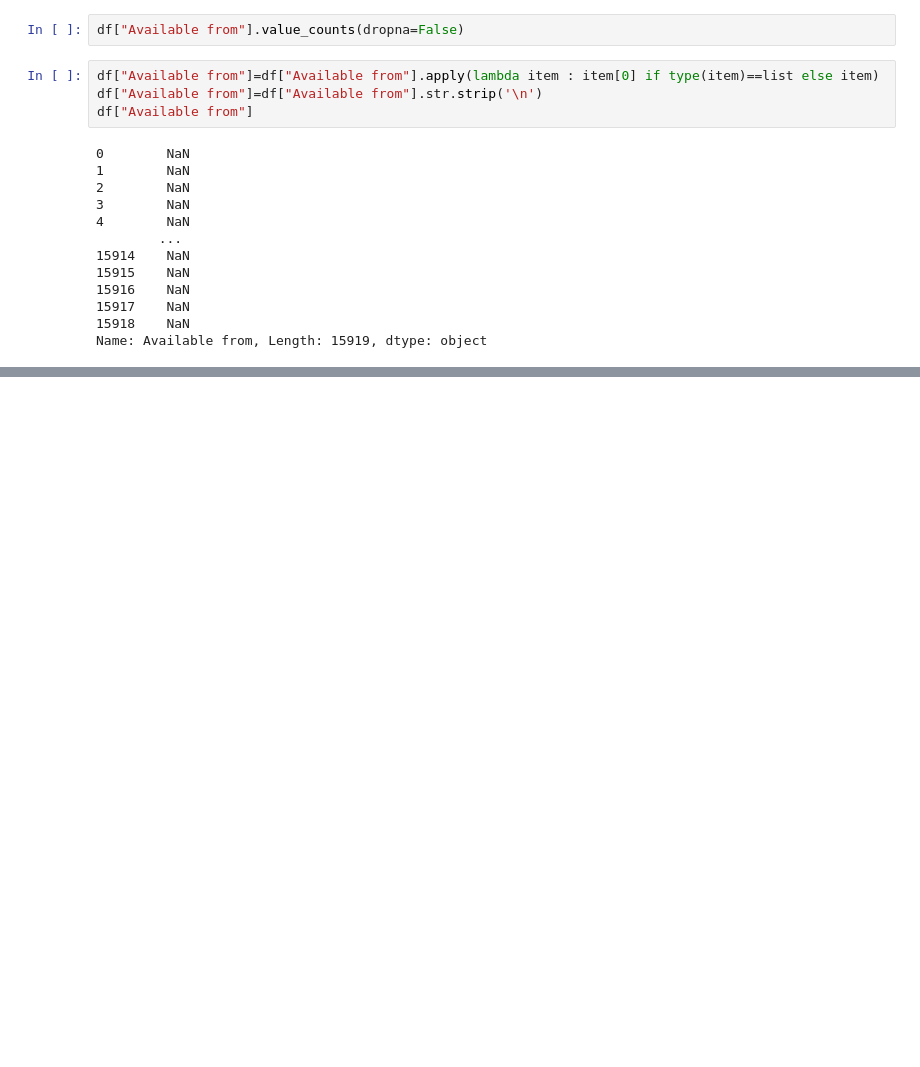
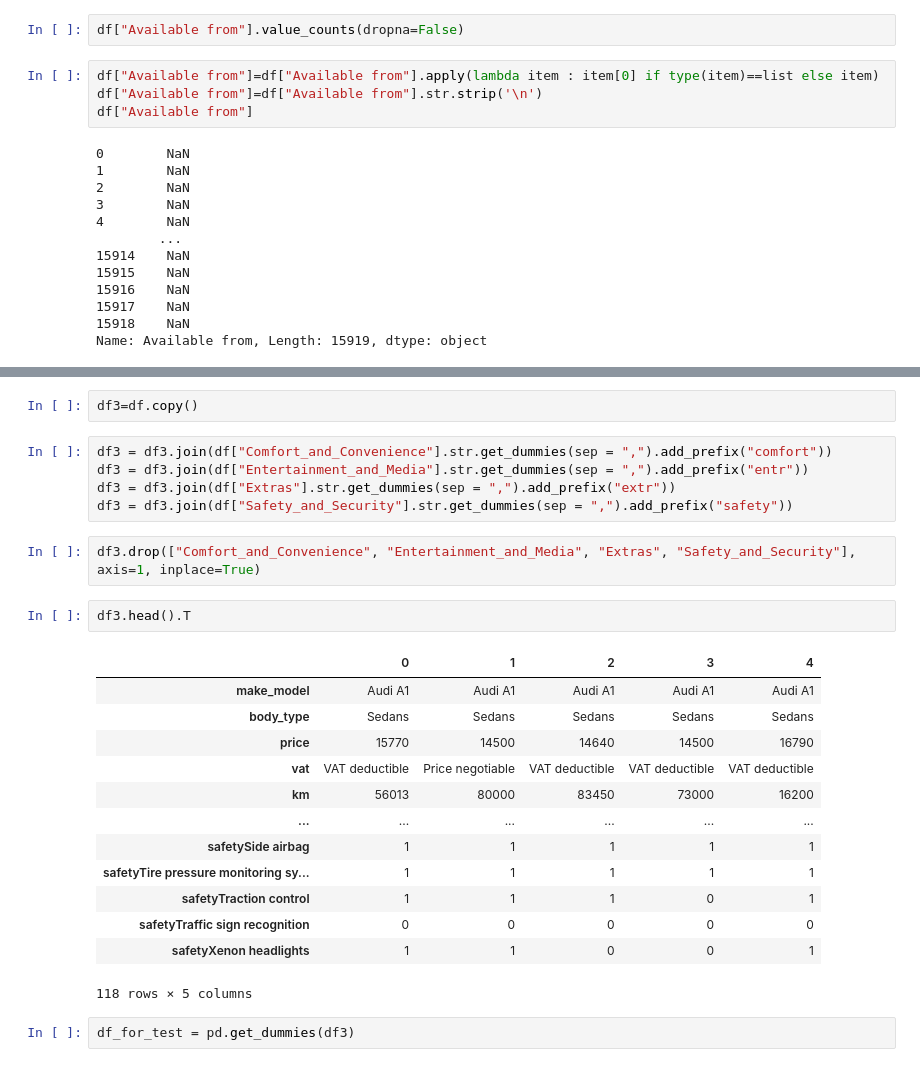
Before and after one commit to nadireus/AUTOSCOUT-P, a Jupyter notebook: Autoscout24_all_in_one.ipynb, the cells around one changed output, grey strips where cells are left out. Cells and saved outputs as stored; diff of their text form; blank space fills up the shorter version.

```diff
--- a/Autoscout24_all_in_one.ipynb
+++ b/Autoscout24_all_in_one.ipynb
@@ -2723,0 +2921,27 @@ Autoscout24_last=df
+# %%
+df3=df.copy()
+# %%
+df3 = df3.join(df["Comfort_and_Convenience"].str.get_dummies(sep = ",").add_prefix("comfort"))
+df3 = df3.join(df["Entertainment_and_Media"].str.get_dummies(sep = ",").add_prefix("entr"))
+df3 = df3.join(df["Extras"].str.get_dummies(sep = ",").add_prefix("extr"))
+df3 = df3.join(df["Safety_and_Security"].str.get_dummies(sep = ",").add_prefix("safety"))
+# %%
+df3.drop(["Comfort_and_Convenience", "Entertainment_and_Media", "Extras", "Safety_and_Security"], axis=1, inplace=True)
+# %%
+df3.head().T
+# %% [output]
+|  | 0 | 1 | 2 | 3 | 4 |
+| make_model | Audi A1 | Audi A1 | Audi A1 | Audi A1 | Audi A1 |
+| body_type | Sedans | Sedans | Sedans | Sedans | Sedans |
+| price | 15770 | 14500 | 14640 | 14500 | 16790 |
+| vat | VAT deductible | Price negotiable | VAT deductible | VAT deductible | VAT deductible |
+| km | 56013 | 80000 | 83450 | 73000 | 16200 |
+| ... | ... | ... | ... | ... | ... |
+| safetySide airbag | 1 | 1 | 1 | 1 | 1 |
+| safetyTire pressure monitoring sy... | 1 | 1 | 1 | 1 | 1 |
+| safetyTraction control | 1 | 1 | 1 | 0 | 1 |
+| safetyTraffic sign recognition | 0 | 0 | 0 | 0 | 0 |
+| safetyXenon headlights | 1 | 1 | 0 | 0 | 1 |
+118 rows × 5 columns
+# %%
+df_for_test = pd.get_dummies(df3)
```
Also changed, not shown: parts of 90 cells of this notebook.
